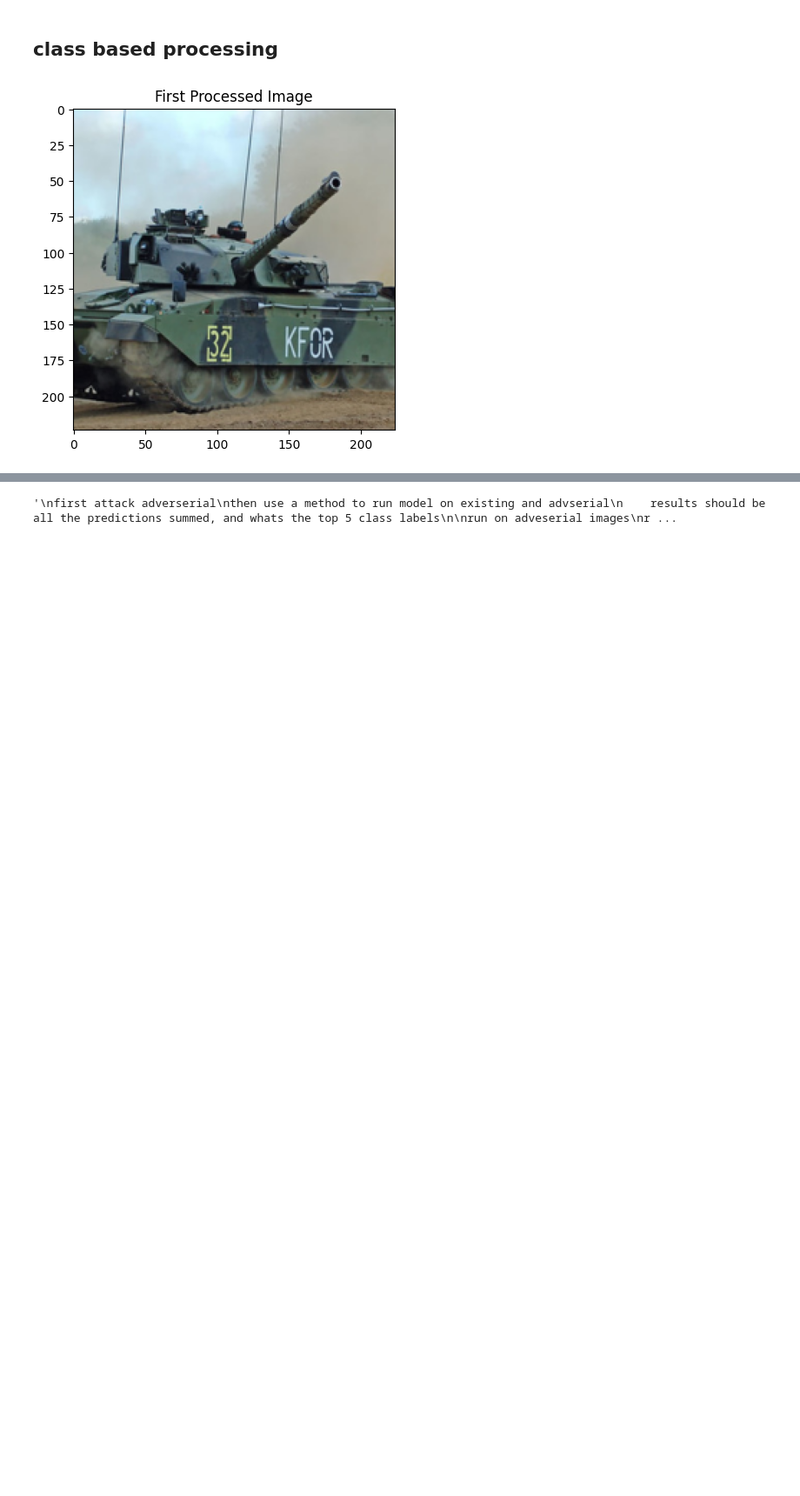
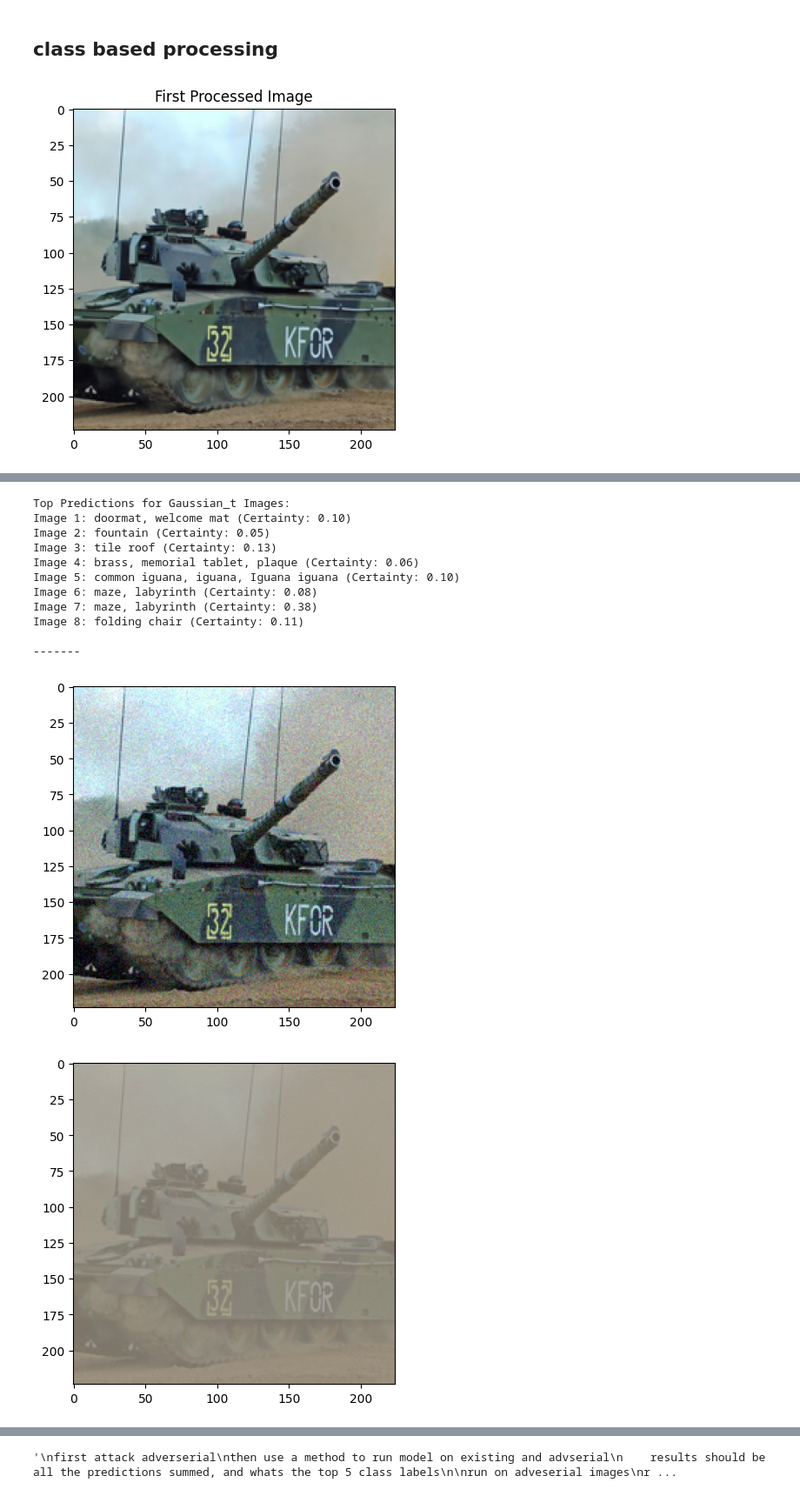
Before and after one commit to jtv199/CV-Adverserial-attacks, a Jupyter notebook: fgsm-i copy.ipynb, the cells around one changed output, grey strips where cells are left out. Shown at 87% size. Cells and saved outputs as stored; diff of their text form; code cells hidden in the pictures; blank space fills up the shorter version.

```diff
--- a/fgsm-i copy.ipynb
+++ b/fgsm-i copy.ipynb
@@ -317,0 +580,27 @@ Image 8: toilet tissue, toilet paper, bathroom tissue (Certainty: 14.84)
+# %%
+name = 'gaussian_t'
+# Copy tank_images and name it suitably
+tank_images.copy_images(adv,name)
+
+# Add Gaussian noise to it
+tank_images.add_gaussian_noise(name)
+tank_images.reprocess_images(name)
+# Predict it
+tank_images.make_predictions(name)
+
+# Display prediction
+tank_images.show_predictions(name)
+# %% [output]
+Top Predictions for Gaussian_t Images:
+Image 1: doormat, welcome mat (Certainty: 0.10)
+Image 2: fountain (Certainty: 0.05)
+Image 3: tile roof (Certainty: 0.13)
+Image 4: brass, memorial tablet, plaque (Certainty: 0.06)
+Image 5: common iguana, iguana, Iguana iguana (Certainty: 0.10)
+Image 6: maze, labyrinth (Certainty: 0.08)
+Image 7: maze, labyrinth (Certainty: 0.38)
+Image 8: folding chair (Certainty: 0.11)
+
+-------
+[figure, added]
+[figure, added]
```
Also changed, not shown: parts of 19 cells of this notebook.
